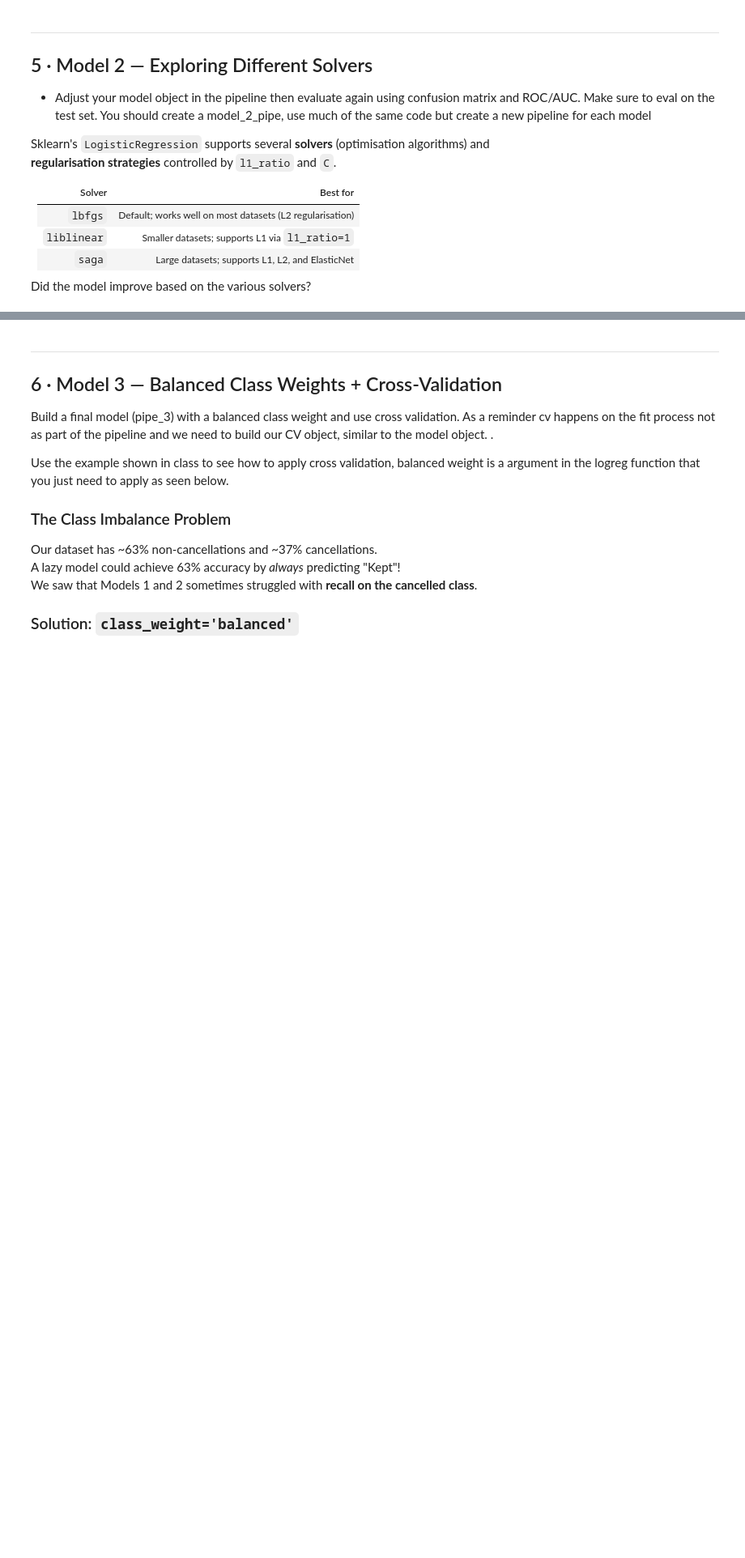
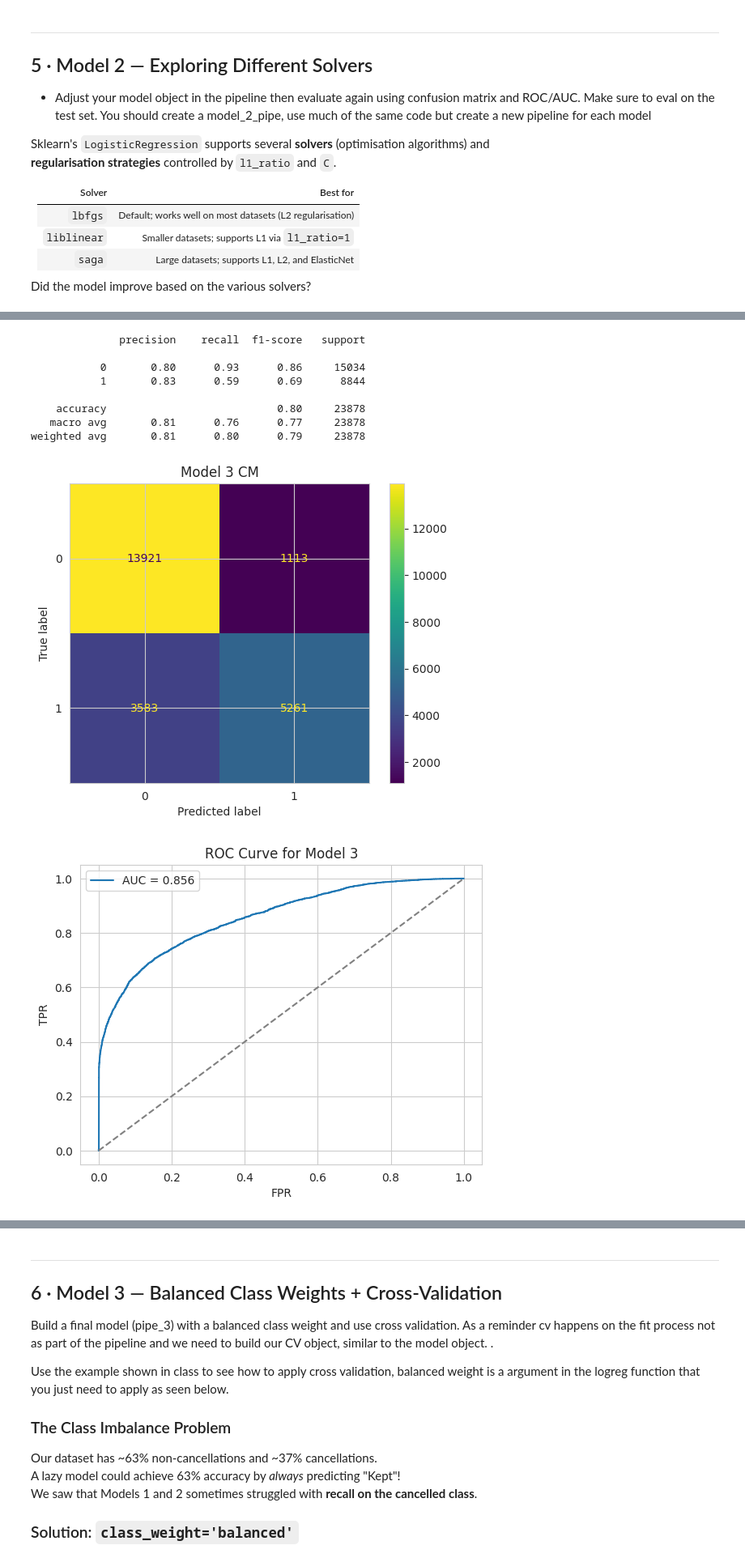
Before and after one commit to Mattcben1/Week9, a Jupyter notebook: hotel_cancellation_lab.ipynb, the cells around one changed output, grey strips where cells are left out. Shown at 81% size. Saved outputs shown, nothing was run; the diff lists cells and outputs as text; code cells hidden in the pictures; blank space fills up the shorter version.

```diff
--- a/hotel_cancellation_lab.ipynb
+++ b/hotel_cancellation_lab.ipynb
@@ -290,0 +353,8 @@ Did the model improve based on the various solvers?
+# %%
+# Model 3- Saga
+ #Building the pipeline using saga as the solver in the logisticregression argument
+pipeline3 = Pipeline(steps= [('preprocessor', preprocessor),
+                             ('model', LogisticRegression(solver='saga', max_iter=1000))])
+
+# pipeline fit
+pipeline3.fit(X_train, y_train)
@@ -290,0 +379,34 @@ Did the model improve based on the various solvers?
+# %%
+# Same code from the last models, just altered to pipeline model 3
+y_pred3 = pipeline3.predict(X_test)
+y_prob3 = pipeline3.predict_proba(X_test)[:, 1]
+
+print(classification_report(y_test, y_pred3))
+
+# Same with the previous confusion matrix
+cm3 = confusion_matrix(y_test, y_pred3)
+ConfusionMatrixDisplay(cm3).plot()
+plt.title("Model 3 CM")
+plt.show()
+
+# Plotting pfr, tpr, roc and auc for model 3
+fpr3, tpr3, _ = roc_curve(y_test, y_prob3)
+auc3 = roc_auc_score(y_test, y_prob3)
+plt.plot(fpr2, tpr2, label=f'AUC = {auc2:.3f}')
+plt.plot([0,1], [0,1],'--', color='grey') # plotting the baseline, the curver should hopefully be above this
+plt.xlabel('FPR')
+plt.ylabel('TPR')
+plt.title('ROC Curve for Model 3')
+plt.legend()
+plt.show()
+# %% [output]
+              precision    recall  f1-score   support
+
+           0       0.80      0.93      0.86     15034
+           1       0.83      0.59      0.69      8844
+
+    accuracy                           0.80     23878
+   macro avg       0.81      0.76      0.77     23878
+weighted avg       0.81      0.80      0.79     23878
+[figure, added]
+[figure, added]
```
Also changed, not shown: parts of 8 cells of this notebook.
